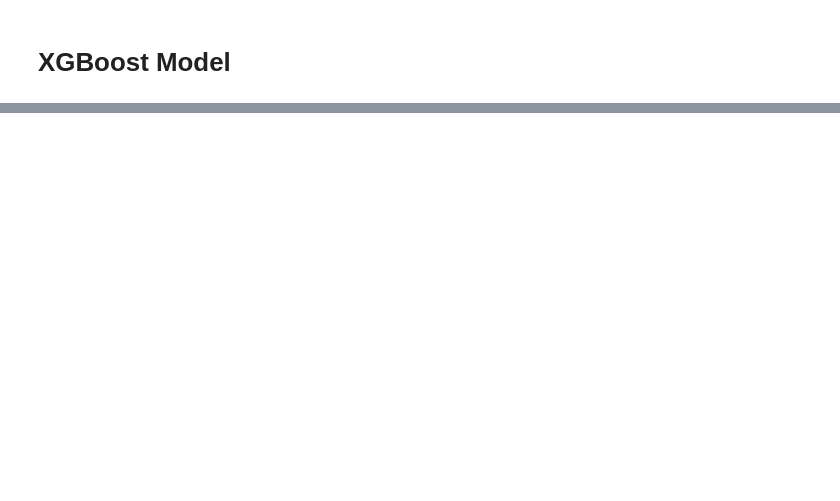
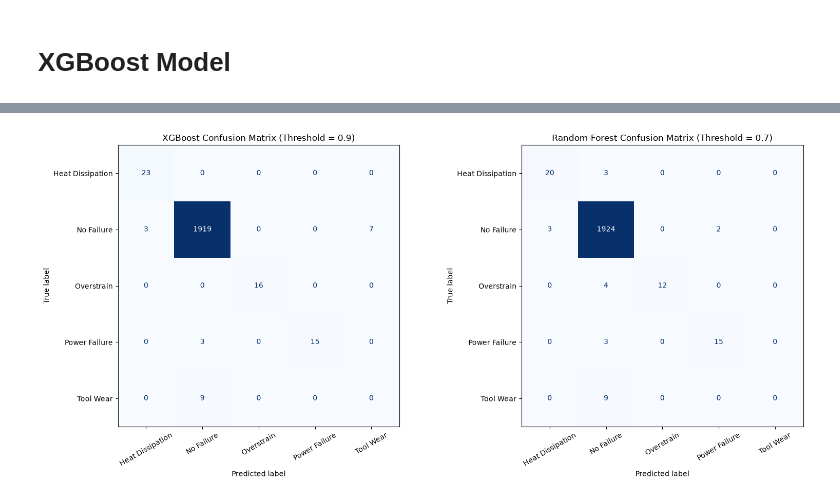
Before and after one commit to FayrouzWaleed/industrial-predictive-maintenance, a Jupyter notebook: notebooks/predictive_maintenance.ipynb, the cells around one changed output, grey strips where cells are left out. Cells and saved outputs as stored; diff of their text form; code cells hidden in the pictures; blank space fills up the shorter version.

```diff
--- a/notebooks/predictive_maintenance.ipynb
+++ b/notebooks/predictive_maintenance.ipynb
@@ -1014,0 +1167,21 @@ The final model should be selected according to the acceptable trade-off between
+# %%
+eligible_rf = rf_threshold_results[
+    rf_threshold_results["Recall"] >= minimum_recall
+]
+
+if eligible_rf.empty:
+
+    best_threshold_rf = None
+    print("No threshold satisfies the minimum Recall requirement.")
+
+else:
+
+    best_row_rf = eligible_rf.sort_values(
+        by=["FDR", "False Positives", "Recall"],
+        ascending=[True, True, False]
+    ).iloc[0]
+
+    best_threshold_rf = best_row_rf["Threshold"]
+
+    print("Selected Random Forest Threshold:", best_threshold_rf)
+    display(best_row_rf.to_frame(name="Value"))
@@ -1014,0 +1335,26 @@ The final model should be selected according to the acceptable trade-off between
+# %%
+from sklearn.metrics import ConfusionMatrixDisplay
+
+models_to_plot = [
+    ("XGBoost", y_test_pred_xgb, best_threshold_xgb),
+    ("Random Forest", y_test_pred_rf, best_threshold_rf)
+]
+
+fig, axes = plt.subplots(1, 2, figsize=(16, 7))
+
+for ax, (model_name, y_pred_plot, threshold_plot) in zip(axes, models_to_plot):
+    cm = confusion_matrix(y_test, y_pred_plot, labels=range(len(class_names)))
+
+    disp = ConfusionMatrixDisplay(
+        confusion_matrix=cm,
+        display_labels=class_names
+    )
+
+    disp.plot(cmap="Blues", ax=ax, xticks_rotation=30, colorbar=False)
+    ax.set_title(f"{model_name} Confusion Matrix (Threshold = {threshold_plot})")
+
+plt.tight_layout()
+plt.savefig(images_dir / "07_confusion_matrices.png", dpi=300, bbox_inches="tight")
+plt.show()
+# %% [output]
+[figure, added]
```
Also changed, not shown: parts of 80 cells of this notebook, 5 other files.
